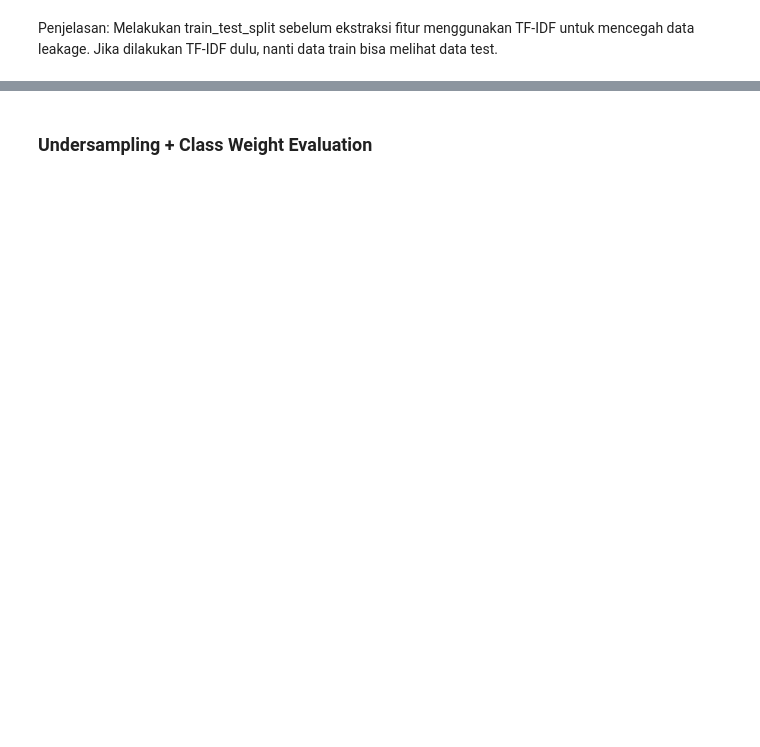
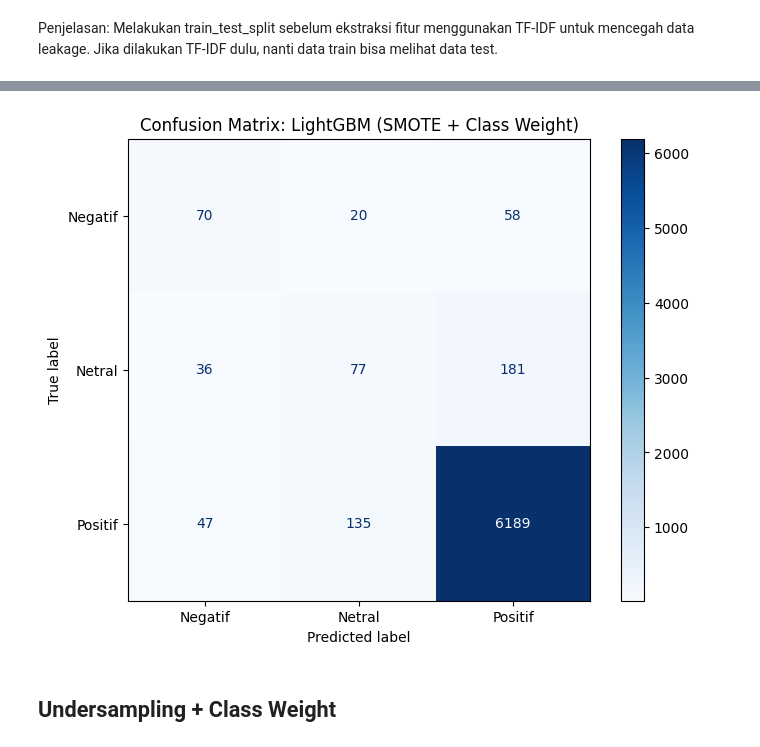
Before and after one commit to arsyad429/Amazon-product-sentiment-analysis-and-classification, a Jupyter notebook: Random_Undersampling_and_Oversampling_+_Class_Weight.ipynb, the cells around one changed output, grey strips where cells are left out. Drawn from its saved outputs; the diff is of its cells as text; code cells hidden in the pictures; blank space fills up the shorter version.

```diff
--- a/Random_Undersampling_and_Oversampling_+_Class_Weight.ipynb
+++ b/Random_Undersampling_and_Oversampling_+_Class_Weight.ipynb
@@ -920,0 +1057,12 @@ Passing `palette` without assigning `hue` is deprecated and will be removed in v
+# %%
+import nltk
+nltk.download('punkt_tab')
+
+df_clean['vader_score'] = df_clean['combined_raw'].apply(get_vader_compound)
+df_clean['readability'] = df_clean['combined_raw'].apply(get_readability_score)
+
+# Apply POS tagging dan pecah menjadi 2 kolom
+df_clean[['noun_ratio', 'verb_ratio']] = pd.DataFrame(
+    df_clean['combined_raw'].apply(get_pos_noun_verb_ratio).tolist(),
+    index=df_clean.index
+)
@@ -920,0 +1072,10 @@ Passing `palette` without assigning `hue` is deprecated and will be removed in v
+# %%
+Xraw_exp = df_clean[['combinedtext_exp', 'combined_raw', 'reviews.numHelpful', 'textlength_exp', 'wordcount_exp', 'vader_score', 'readability', 'noun_ratio', 'verb_ratio']]
+y_exp = df_clean['label']
+
+X_trainraw_exp, X_testraw_exp, y_train_exp, y_test_exp = train_test_split(
+    Xraw_exp, y_exp, test_size=0.2, random_state=33, stratify=y_exp
+)
+
+print("New splits created including feature columns.")
+print("Distribusi y_train:", Counter(y_train_exp))
@@ -968,2 +1303,23 @@ LightGBM               Macro F1: 0.5363  |  Accuracy: 0.9097
+# %%
+from sklearn.metrics import confusion_matrix, ConfusionMatrixDisplay
+import matplotlib.pyplot as plt
+
+# Getting predictions for LightGBM (SMOTE)
+best_lgbm = models_smote['LightGBM (SMOTE)']
+y_pred_lgbm = best_lgbm.predict(X_testfinal_exp)
+
+# Compute confusion matrix
+cm = confusion_matrix(y_test_exp, y_pred_lgbm)
+
+# Plot
+fig, ax = plt.subplots(figsize=(8, 6))
+disp = ConfusionMatrixDisplay(confusion_matrix=cm, display_labels=target_names)
+disp.plot(cmap='Blues', ax=ax, values_format='d')
+
+plt.title('Confusion Matrix: LightGBM (SMOTE + Class Weight)')
+plt.grid(False)
+plt.show()
+# %% [output]
+[figure, added]
 # %% [markdown]
-### Undersampling + Class Weight Evaluation
+## Undersampling + Class Weight
```
Also changed, not shown: parts of 61 cells of this notebook.
